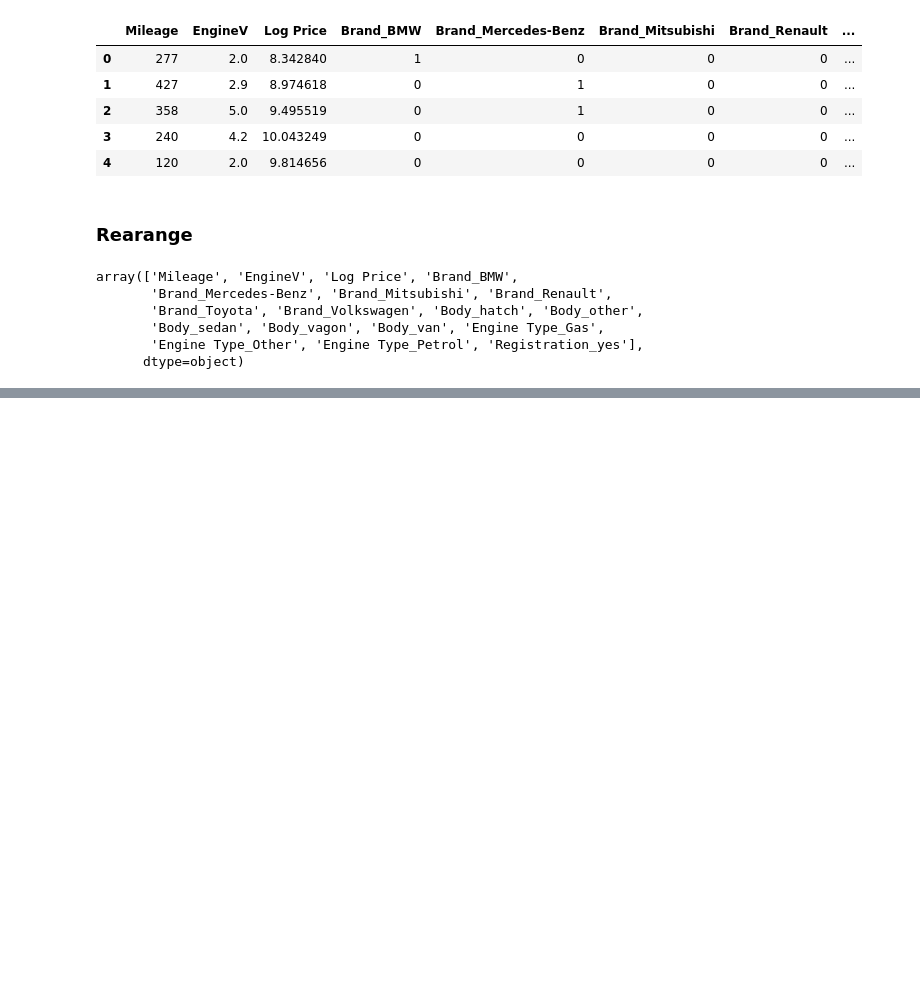
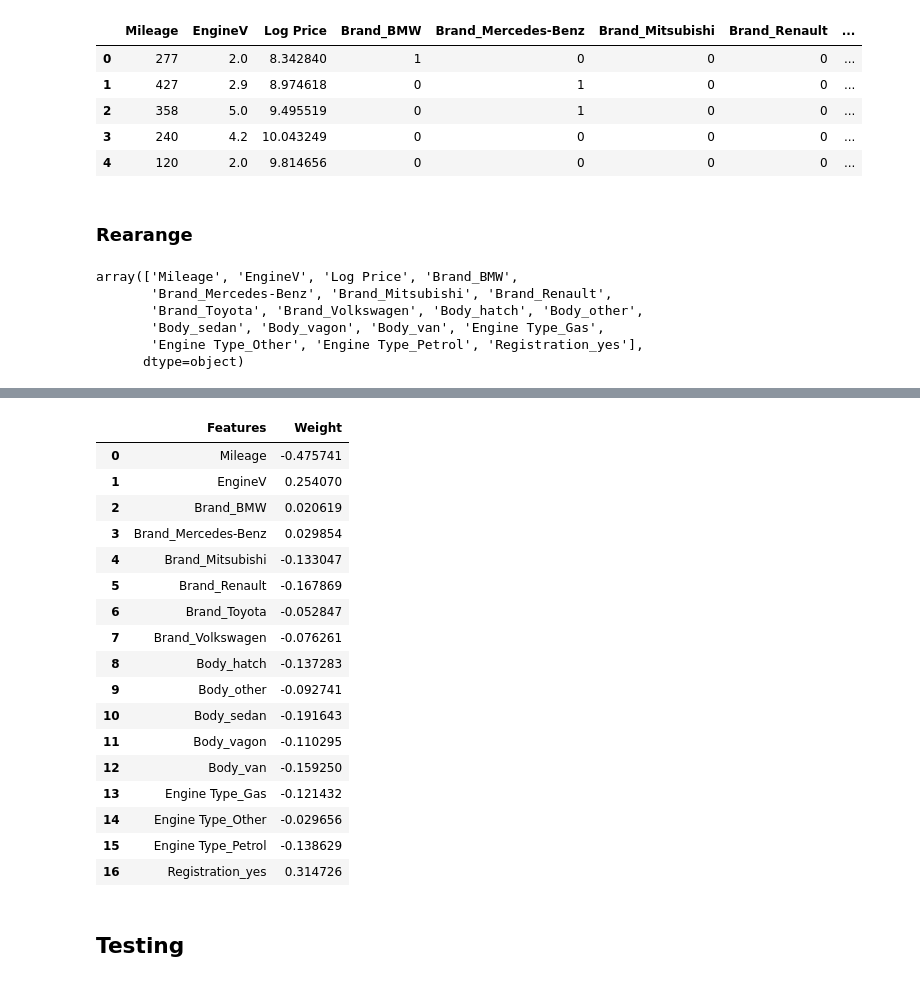
Before and after one commit to hasbiabdulmajid/LR_RealExample, a Jupyter notebook: LR_RealExample.ipynb, the cells around one changed output, grey strips where cells are left out. Drawn from its saved outputs; the diff is of its cells as text; code cells hidden in the pictures; blank space fills up the shorter version.

```diff
--- a/LR_RealExample.ipynb
+++ b/LR_RealExample.ipynb
@@ -274,0 +348,25 @@ col = ['Log Price','Mileage', 'EngineV', 'Brand_BMW',
+# %%
+reg.summary = pd.DataFrame(inputs.columns.values,columns=['Features'])
+reg.summary['Weight'] = reg.coef_
+reg.summary
+# %% [output]
+|  | Features | Weight |
+| 0 | Mileage | -0.475741 |
+| 1 | EngineV | 0.254070 |
+| 2 | Brand_BMW | 0.020619 |
+| 3 | Brand_Mercedes-Benz | 0.029854 |
+| 4 | Brand_Mitsubishi | -0.133047 |
+| 5 | Brand_Renault | -0.167869 |
+| 6 | Brand_Toyota | -0.052847 |
+| 7 | Brand_Volkswagen | -0.076261 |
+| 8 | Body_hatch | -0.137283 |
+| 9 | Body_other | -0.092741 |
+| 10 | Body_sedan | -0.191643 |
+| 11 | Body_vagon | -0.110295 |
+| 12 | Body_van | -0.159250 |
+| 13 | Engine Type_Gas | -0.121432 |
+| 14 | Engine Type_Other | -0.029656 |
+| 15 | Engine Type_Petrol | -0.138629 |
+| 16 | Registration_yes | 0.314726 |
+# %% [markdown]
+## Testing
```
Also changed, not shown: parts of 18 cells of this notebook.
